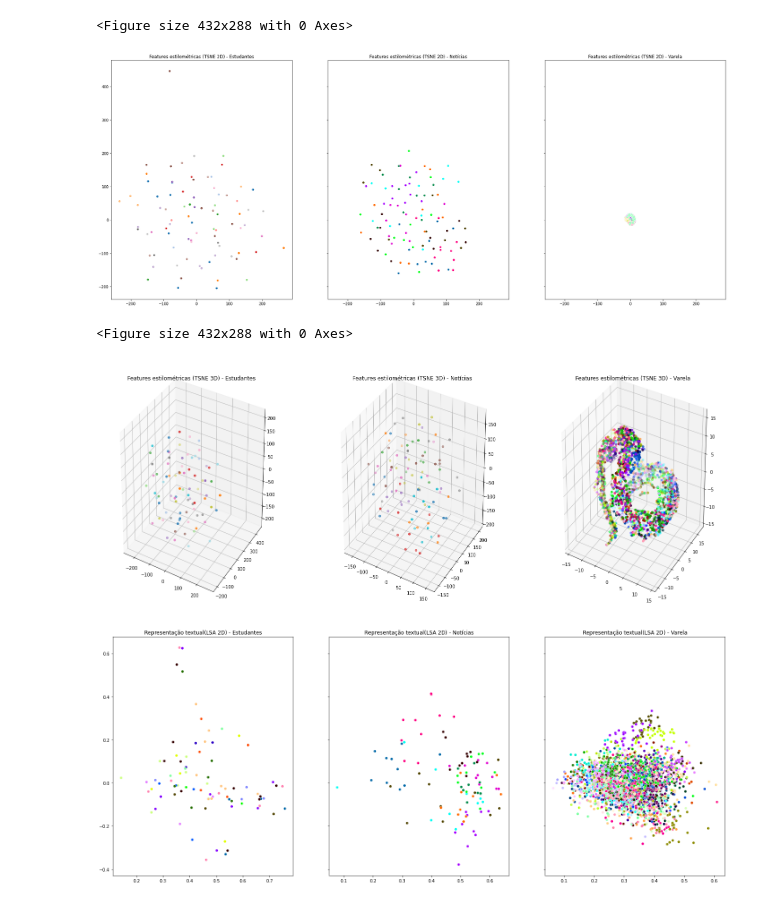
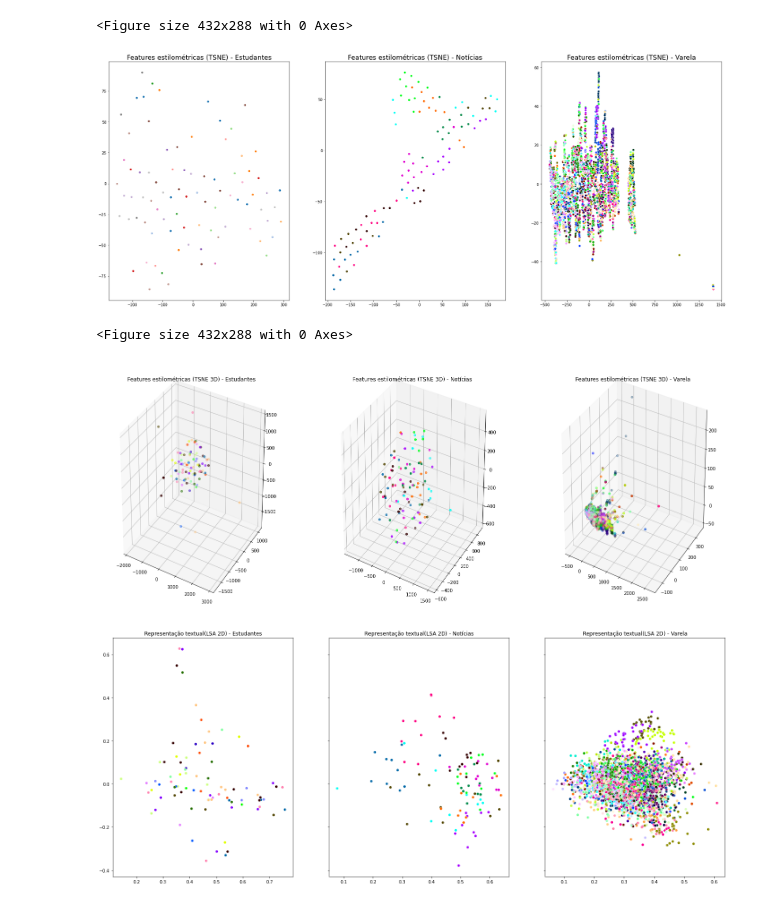
Before and after one commit to Daanielvb/authorship-classification, a Jupyter notebook: Autorship_data_visualization.ipynb, the cells around one changed output. Saved outputs shown, nothing was run; the diff lists cells and outputs as text; code cells hidden in the pictures.

```diff
--- a/Autorship_data_visualization.ipynb
+++ b/Autorship_data_visualization.ipynb
@@ -388,0 +683,7 @@ def authorship_verification(df, target_column):
+# %%
+lstm_df = pd.DataFrame(index=['Estudantes', 'Notícias', 'Varela'])
+
+
+for idx, legend in enumerate(lstm_types):
+  cur_idx = idx * 3
+  lstm_df[legend] = lstm_scores[cur_idx : cur_idx+3]
@@ -388,0 +1181,2 @@ def authorship_verification(df, target_column):
+# %%
+df.shape = (84, 74)
@@ -617,0 +1443,3 @@ def generate_colormap(number_of_distinct_colors: int = 80):
+# %%
+pca = PCA(n_components=50, random_state=7)
+pca.fit_transform(news_df).shape
@@ -756,0 +1641,8 @@ build_tsne(varela_df, 3)
+# %%
+df_tsne_2D = build_components(df, 'TSNE', 2, 5000)
+news_tsne_2D = build_components(news_df, 'TSNE', 2, 5000)
+varela_tsne_2D =  build_components(varela_df, 'TSNE', 2, 5000)
+
+df_tsne_3D = build_components(df, 'TSNE', 3, 5000)
+news_tsne_3D = build_components(news_df, 'TSNE', 3, 5000)
+varela_tsne_3D =  build_components(varela_df, 'TSNE', 3, 5000)
@@ -757,47 +1651,48 @@ build_tsne(varela_df, 3)
 # %%
 # Plot stylometric data on TSNE-2D
 
-fig, (ax1, ax2, ax3) = plt.subplots(1, 3, sharex='all', sharey='all')
+#sharex='all', sharey='all'
+fig, (ax1, ax2, ax3) = plt.subplots(1, 3 )
 fig.set_size_inches(30, 12)
 
 sns.scatterplot(
-    x="TSNE-2d-one", y="TSNE-2d-two",
+    x="TSNE-1", y="TSNE-2",
     hue=encoded_Y,
     palette=sns.color_palette("tab20", 16),
-    data=df,
+    data=df_tsne_2D,
     legend=False,
     ax=ax1
 )
 
 sns.scatterplot(
-    x="TSNE-2d-one", y="TSNE-2d-two",
+    x="TSNE-1", y="TSNE-2",
     hue=encoded_Y_news,
     palette=generate_colormap(10),
-    data=news_df,
+    data=news_tsne_2D,
     legend=False,
     ax=ax2
 )
 
 sns.scatterplot(
-    x="TSNE-2d-one", y="TSNE-2d-two",
+    x="TSNE-1", y="TSNE-2",
     hue=encoded_varela_Y,
     palette=generate_colormap(100),
-    data=varela_df,
+    data=varela_tsne_2D,
     legend=False,
     ax=ax3
 )
 
-
-set_title_and_labels(ax1, 'TSNE 2D', 'Estudantes')
-set_title_and_labels(ax2, 'TSNE 2D', 'Notícias')
-set_title_and_labels(ax3, 'TSNE 2D', 'Varela')
+set_title_and_labels(ax1, 'TSNE', 'Estudantes', size=18)
+set_title_and_labels(ax2, 'TSNE', 'Notícias', size=18)
+set_title_and_labels(ax3, 'TSNE', 'Varela', size=18)
 
 
 plt.figure()
+#clear_columns([df, news_df, varela_df], 'TSNE', size)
 #TODO : Investigate Varela visualization - looking odd -.-'
 # %% [output]
 <Figure size 432x288 with 0 Axes>
-[figure, old version]
+[figure, new version]
 <Figure size 432x288 with 0 Axes>
 # %%
 # Plot stylometric data on TSNE-3D
@@ -806,29 +1701,29 @@ fig = plt.figure(figsize=(25,10))
 ax = fig.add_subplot(1, 3, 1, projection='3d')
 
 ax.scatter(
-    xs=df.loc[:]["TSNE-2d-one"],
-    ys=df.loc[:]['TSNE-2d-two'],
-    zs=df.loc[:]['TSNE-2d-three'],
+    xs=df_tsne_3D.loc[:]["TSNE-1"],
+    ys=df_tsne_3D.loc[:]["TSNE-2"],
+    zs=df_tsne_3D.loc[:]["TSNE-3"],
     c=encoded_Y,
-    cmap='tab20',
+    cmap=generate_colormap(16),
 )
 
 ax1 = fig.add_subplot(1, 3, 2, projection='3d')
 
 ax1.scatter(
-    xs=news_df.loc[:]["TSNE-2d-one"],
-    ys=news_df.loc[:]["TSNE-2d-two"],
-    zs=news_df.loc[:]["TSNE-2d-three"],
+    xs=news_tsne_3D.loc[:]["TSNE-1"],
+    ys=news_tsne_3D.loc[:]["TSNE-2"],
+    zs=news_tsne_3D.loc[:]["TSNE-3"],
     c=encoded_Y_news,
-    cmap='tab10'
+    cmap=generate_colormap(10)
 )
 
 ax2 = fig.add_subplot(1, 3, 3, projection='3d')
 
 ax2.scatter(
-    xs=varela_df.loc[:]["TSNE-2d-one"],
-    ys=varela_df.loc[:]["TSNE-2d-two"],
-    zs=varela_df.loc[:]["TSNE-2d-three"],
+    xs=varela_tsne_3D.loc[:]["TSNE-1"],
+    ys=varela_tsne_3D.loc[:]["TSNE-2"],
+    zs=varela_tsne_3D.loc[:]["TSNE-3"],
     c=encoded_varela_Y,
     cmap=generate_colormap(100)
 )
@@ -840,7 +1735,7 @@ set_title_and_labels(ax2, 'TSNE 3D', 'Varela', is_3d=True)
 
 plt.show()
 # %% [output]
-[figure, old version]
+[figure, new version]
 # %%
 #Prepare data for TF-IDF visualization
 def red_dimen_with_idf(series, n_components=3):
```
Also changed, not shown: parts of 116 cells of this notebook, 2 other files.
